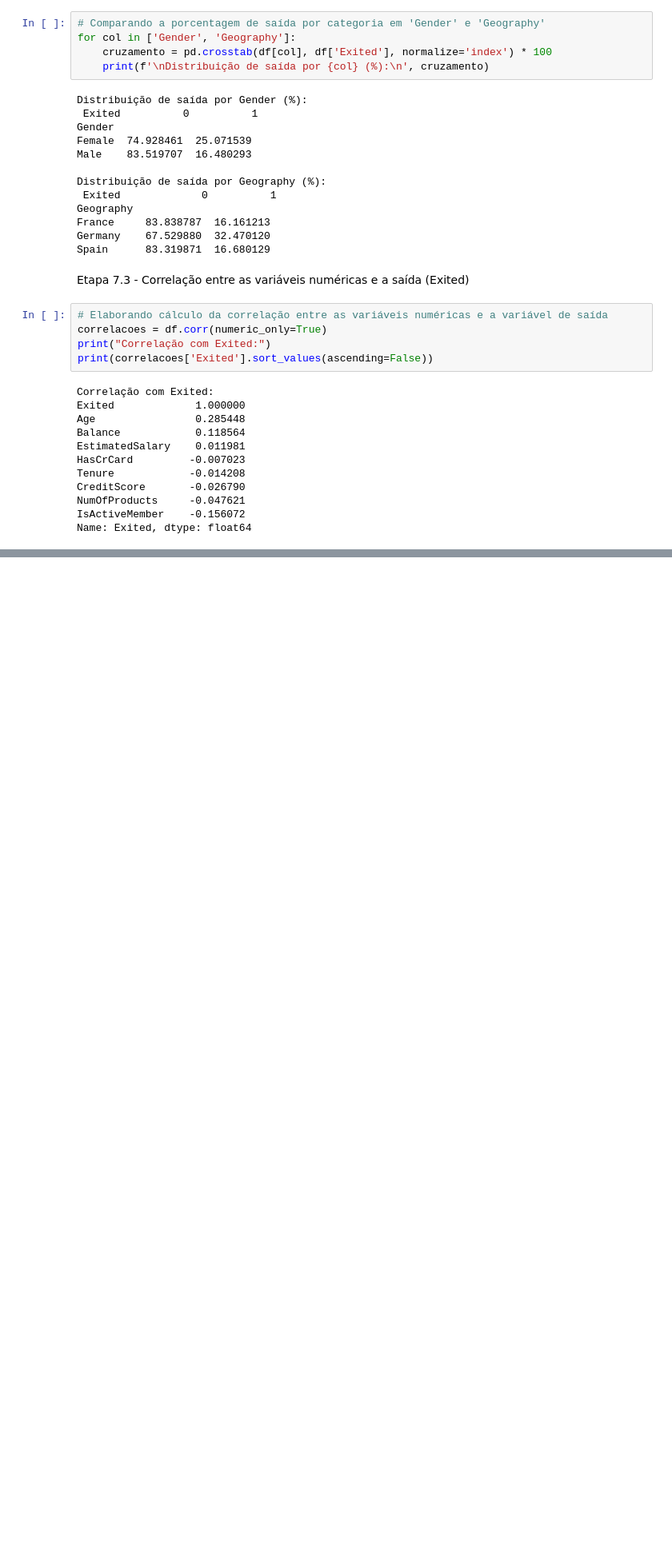
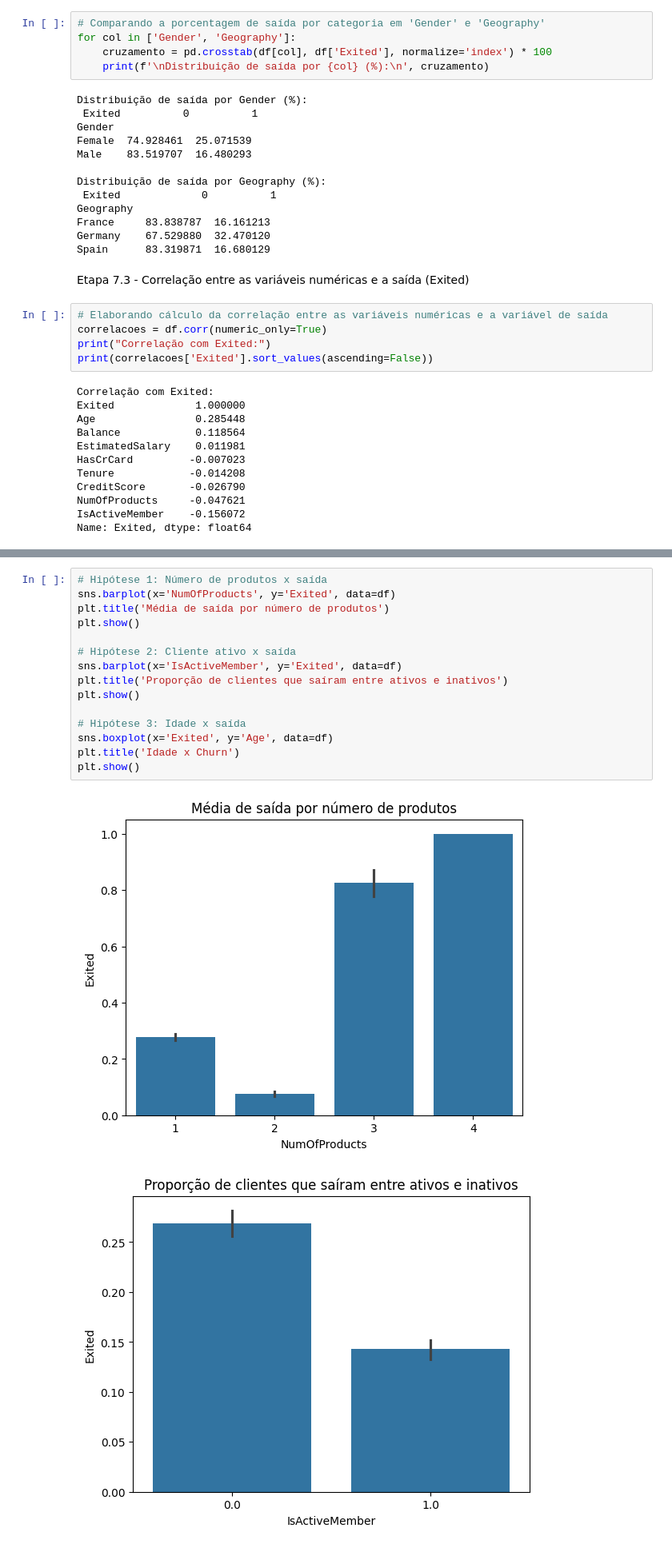
Before and after one commit to vitao-bolado/Trabalho1_AnaliseDados, a Jupyter notebook: Trabalho1.ipynb, the cells around one changed output, grey strips where cells are left out. Shown at 80% size. Cells and saved outputs as stored; diff of their text form; blank space fills up the shorter version.

```diff
--- a/Trabalho1.ipynb
+++ b/Trabalho1.ipynb
@@ -216,0 +226,18 @@ Name: Exited, dtype: float64
+# %%
+# Hipótese 1: Número de produtos x saída
+sns.barplot(x='NumOfProducts', y='Exited', data=df)
+plt.title('Média de saída por número de produtos')
+plt.show()
+
+# Hipótese 2: Cliente ativo x saída
+sns.barplot(x='IsActiveMember', y='Exited', data=df)
+plt.title('Proporção de clientes que saíram entre ativos e inativos')
+plt.show()
+
+# Hipótese 3: Idade x saída
+sns.boxplot(x='Exited', y='Age', data=df)
+plt.title('Idade x Churn')
+plt.show()
+# %% [output]
+[figure, added]
+[figure, added]
```
Also changed, not shown: parts of 5 cells of this notebook.
